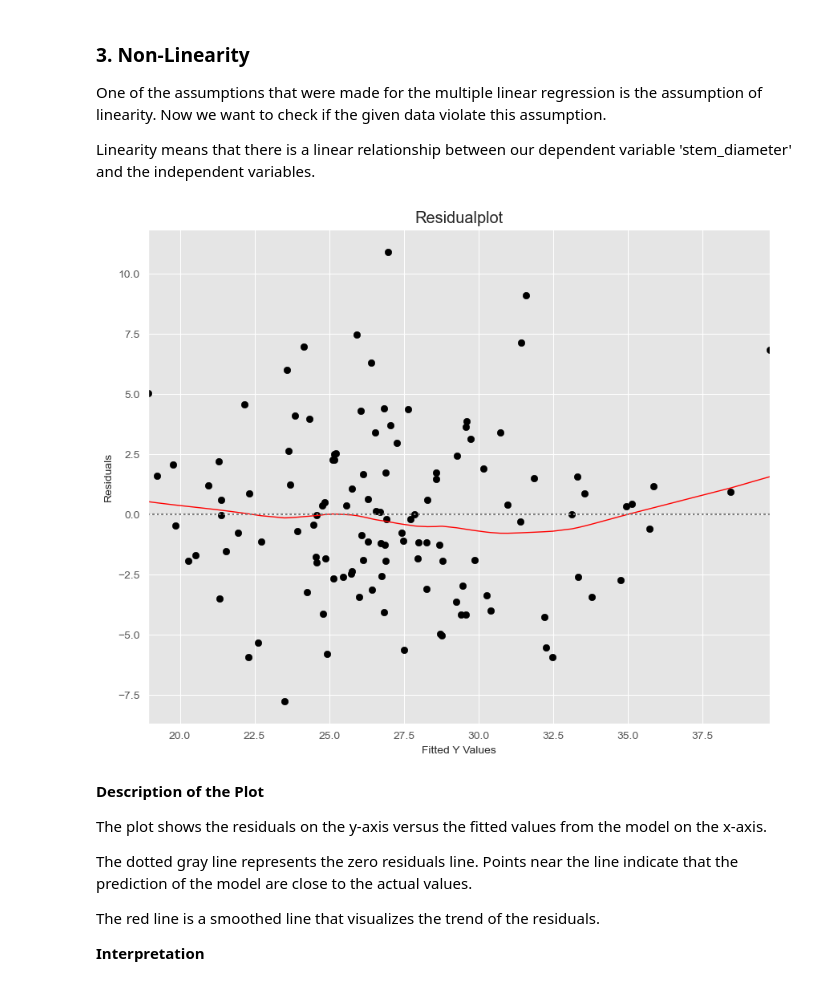
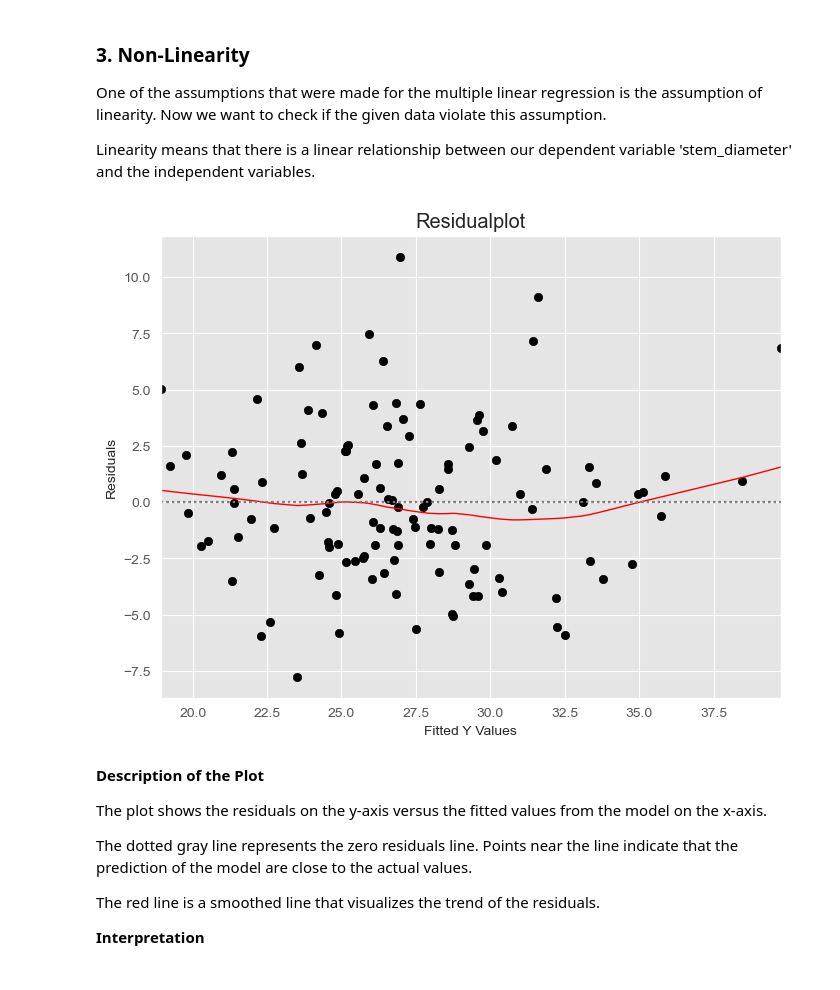
Before and after one commit to Statsomat/OLSAI, a Jupyter notebook: ColabNotebooks/CacaoPL_v2.ipynb, the cells around one changed output. Saved outputs shown, nothing was run; the diff lists cells and outputs as text; code cells hidden in the pictures.

```diff
--- a/ColabNotebooks/CacaoPL_v2.ipynb
+++ b/ColabNotebooks/CacaoPL_v2.ipynb
@@ -469,18 +469,18 @@ Linearity means that there is a linear relationship between our dependent variab
 # %%
 predictions = model.predict(x)
 residuals = y - predictions
 
 # Residuenplot erstellen
-plt.figure(figsize=(10, 8))
+plt.figure(figsize=(8, 6))
 sns.residplot(x=predictions, y=residuals, lowess=True, scatter_kws={'s': 0}, line_kws={'color': 'red', 'lw': 1, 'linestyle': '-'})
 plt.scatter(predictions, residuals, color='black')
 plt.axhline(y=0, color='gray', linestyle=':')
 plt.xlabel('Fitted Y Values')
 plt.ylabel('Residuals')
 plt.title('Residualplot')
 plt.show()
 # %% [output]
-[figure, old version]
+[figure, new version]
 # %% [markdown]
 **Description of the Plot**
 
```
Also changed, not shown: parts of 6 cells of this notebook.
